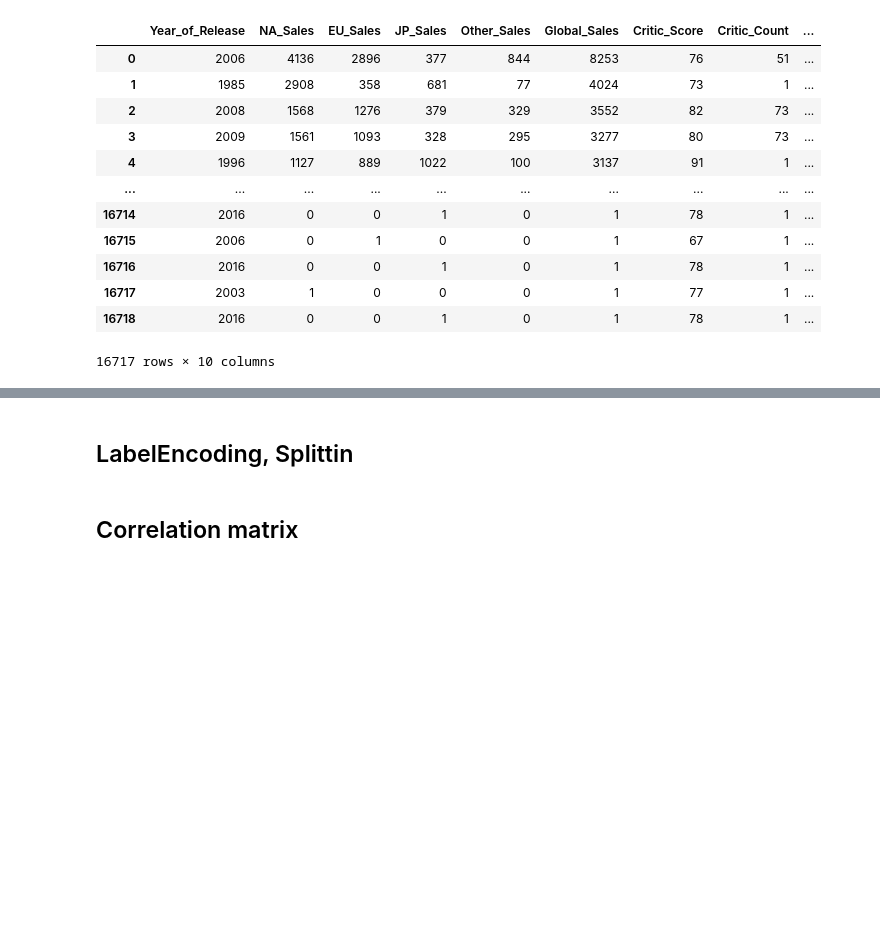
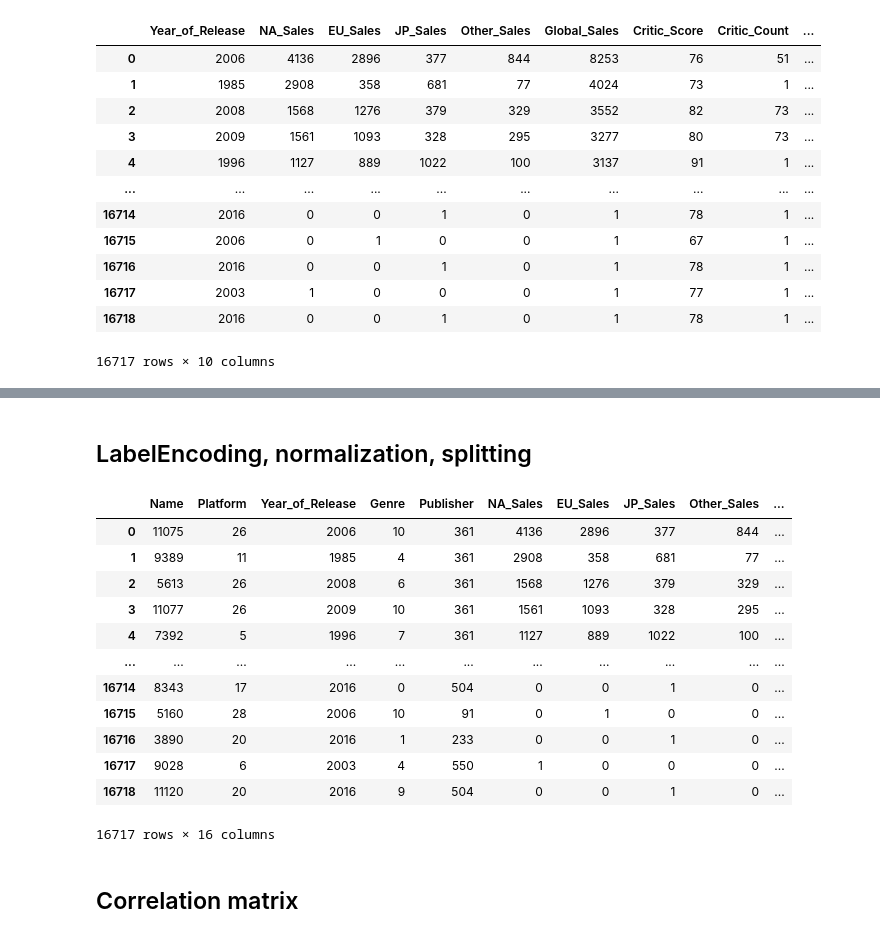
Before and after one commit to davidjoo2000/Video_Games_Sales_Classification, a Jupyter notebook: videogamessales_classificaton.ipynb, the cells around one changed output, grey strips where cells are left out. Drawn from its saved outputs; the diff is of its cells as text; code cells hidden in the pictures; blank space fills up the shorter version.

```diff
--- a/videogamessales_classificaton.ipynb
+++ b/videogamessales_classificaton.ipynb
@@ -167,5 +122,5 @@ Index(['Year_of_Release', 'NA_Sales', 'EU_Sales', 'JP_Sales', 'Other_Sales',
 # %% [markdown]
-## LabelEncoding, Splittin
+## LabelEncoding, normalization, splitting
 # %%
 
 label_encoders = {}
@@ -180,0 +190,16 @@ for column in categorical_columns:
+# %%
+data
+# %% [output]
+|  | Name | Platform | Year_of_Release | Genre | Publisher | NA_Sales | EU_Sales | JP_Sales | Other_Sales | ... |
+| 0 | 11075 | 26 | 2006 | 10 | 361 | 4136 | 2896 | 377 | 844 | ... |
+| 1 | 9389 | 11 | 1985 | 4 | 361 | 2908 | 358 | 681 | 77 | ... |
+| 2 | 5613 | 26 | 2008 | 6 | 361 | 1568 | 1276 | 379 | 329 | ... |
+| 3 | 11077 | 26 | 2009 | 10 | 361 | 1561 | 1093 | 328 | 295 | ... |
+| 4 | 7392 | 5 | 1996 | 7 | 361 | 1127 | 889 | 1022 | 100 | ... |
+| ... | ... | ... | ... | ... | ... | ... | ... | ... | ... | ... |
+| 16714 | 8343 | 17 | 2016 | 0 | 504 | 0 | 0 | 1 | 0 | ... |
+| 16715 | 5160 | 28 | 2006 | 10 | 91 | 0 | 1 | 0 | 0 | ... |
+| 16716 | 3890 | 20 | 2016 | 1 | 233 | 0 | 0 | 1 | 0 | ... |
+| 16717 | 9028 | 6 | 2003 | 4 | 550 | 1 | 0 | 0 | 0 | ... |
+| 16718 | 11120 | 20 | 2016 | 9 | 504 | 0 | 0 | 1 | 0 | ... |
+16717 rows × 16 columns
```
Also changed, not shown: parts of 30 cells of this notebook.
